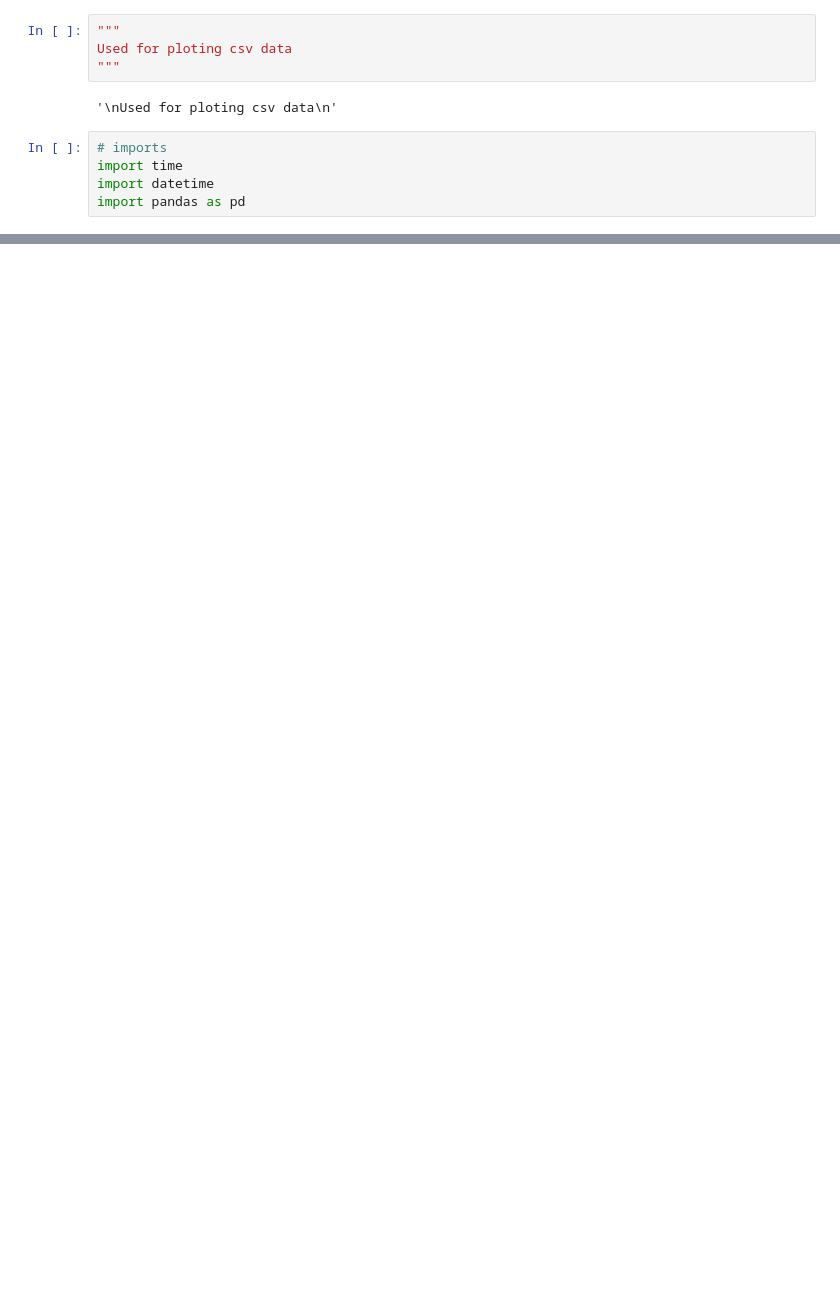
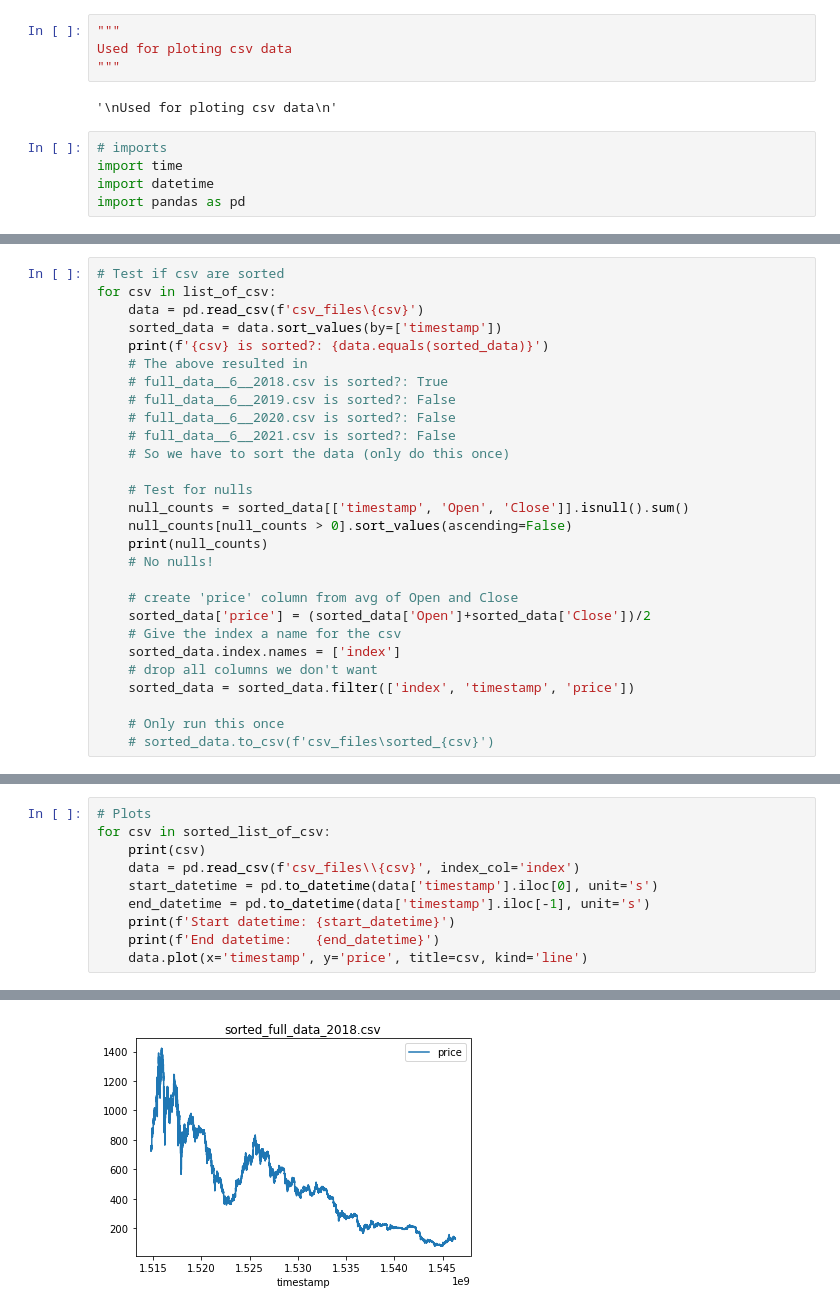
Before and after one commit to varriaza/Strategy-Performance, a Jupyter notebook: Plots.ipynb, the cells around one changed output, grey strips where cells are left out. Cells and saved outputs as stored; diff of their text form; blank space fills up the shorter version.

```diff
--- a/Plots.ipynb
+++ b/Plots.ipynb
@@ -23,0 +29,28 @@ list_of_csv = [
+# %%
+# Test if csv are sorted
+for csv in list_of_csv:
+    data = pd.read_csv(f'csv_files\{csv}')
+    sorted_data = data.sort_values(by=['timestamp'])
+    print(f'{csv} is sorted?: {data.equals(sorted_data)}')
+    # The above resulted in
+    # full_data__6__2018.csv is sorted?: True
+    # full_data__6__2019.csv is sorted?: False
+    # full_data__6__2020.csv is sorted?: False
+    # full_data__6__2021.csv is sorted?: False
+    # So we have to sort the data (only do this once)
+
+    # Test for nulls
+    null_counts = sorted_data[['timestamp', 'Open', 'Close']].isnull().sum()
+    null_counts[null_counts > 0].sort_values(ascending=False)
+    print(null_counts)
+    # No nulls!
+
+    # create 'price' column from avg of Open and Close
+    sorted_data['price'] = (sorted_data['Open']+sorted_data['Close'])/2
+    # Give the index a name for the csv
+    sorted_data.index.names = ['index']
+    # drop all columns we don't want
+    sorted_data = sorted_data.filter(['index', 'timestamp', 'price'])
+
+    # Only run this once
+    # sorted_data.to_csv(f'csv_files\sorted_{csv}')
@@ -110,0 +158,11 @@ End datetime:   2018-01-05 07:59:00
+# %%
+# Plots
+for csv in sorted_list_of_csv:
+    print(csv)
+    data = pd.read_csv(f'csv_files\\{csv}', index_col='index')
+    start_datetime = pd.to_datetime(data['timestamp'].iloc[0], unit='s')
+    end_datetime = pd.to_datetime(data['timestamp'].iloc[-1], unit='s')
+    print(f'Start datetime: {start_datetime}')
+    print(f'End datetime:   {end_datetime}')
+    data.plot(x='timestamp', y='price', title=csv, kind='line')
+# %% [output]
@@ -110,0 +181 @@ End datetime:   2018-01-05 07:59:00
+[figure, added]
```
Also changed, not shown: parts of 6 cells of this notebook, 2 other files.
